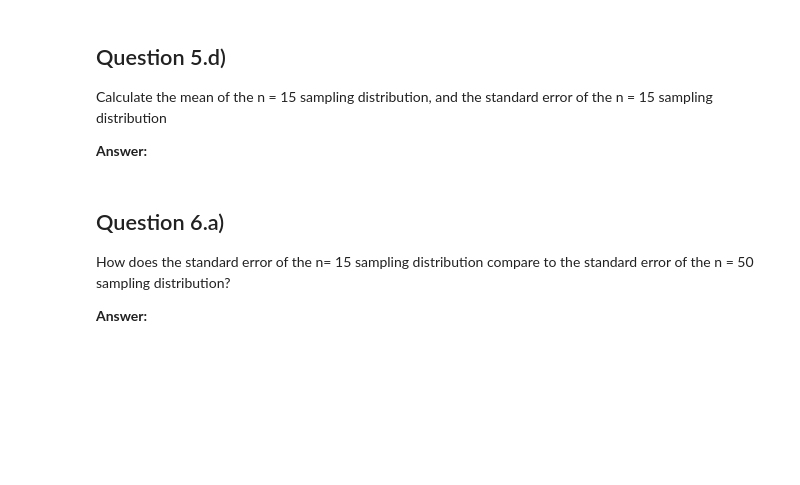
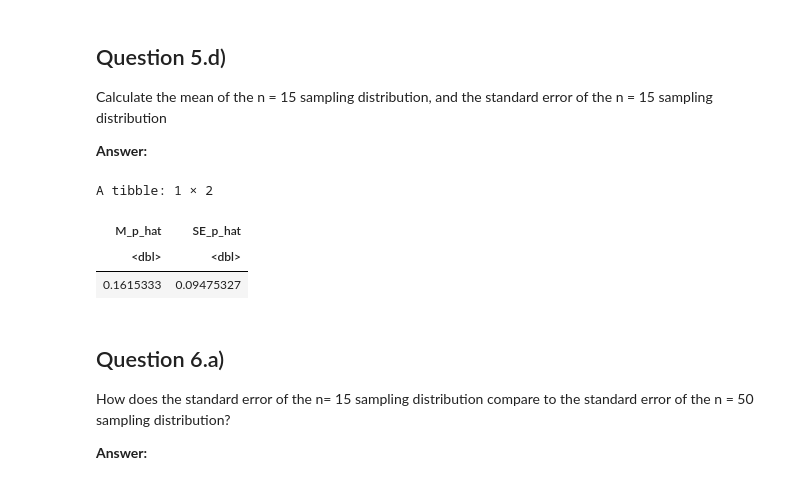
Before and after one commit to UNC-DATA-730/unit-7-assignment-yifeiwang2025, a Jupyter notebook: assignment7.ipynb, the cells around one changed output. Saved outputs shown, nothing was run; the diff lists cells and outputs as text; code cells hidden in the pictures; blank space fills up the shorter version.

```diff
--- a/assignment7.ipynb
+++ b/assignment7.ipynb
@@ -304,6 +448,16 @@ Calculate the mean of the n = 15 sampling distribution, and the standard
 error of the n = 15 sampling distribution
 
 **Answer:**
+# %%
+
+p_hat_n15_1000rep |>
+  summarize(M_p_hat = mean(p_hat),
+            SE_p_hat = sd(p_hat))
+# %% [output]
+A tibble: 1 × 2
+| M_p_hat | SE_p_hat |
+| <dbl> | <dbl> |
+| 0.1615333 | 0.09475327 |
 # %% [markdown]
 ## Question 6.a)
 
```
Also changed, not shown: parts of 37 cells of this notebook.
